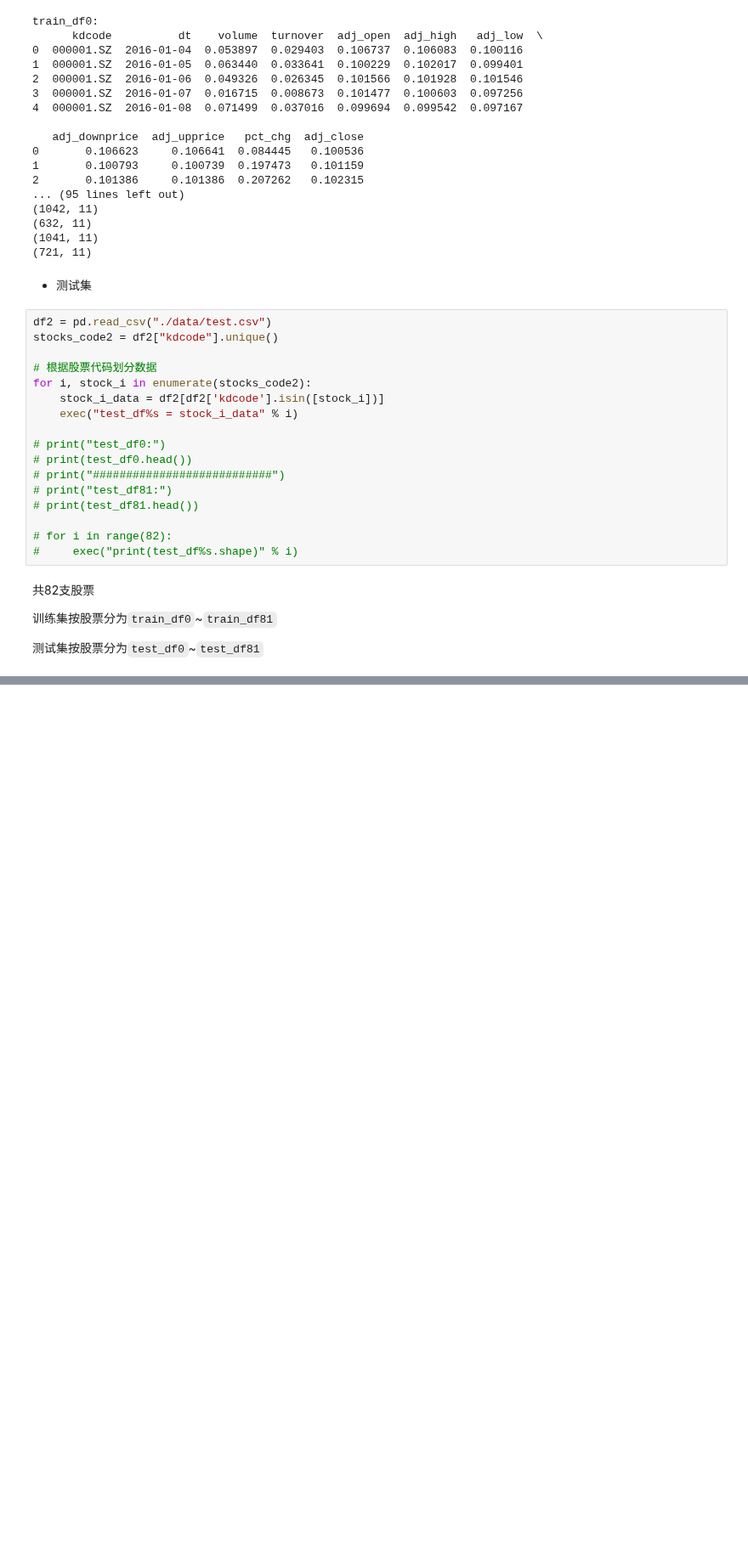
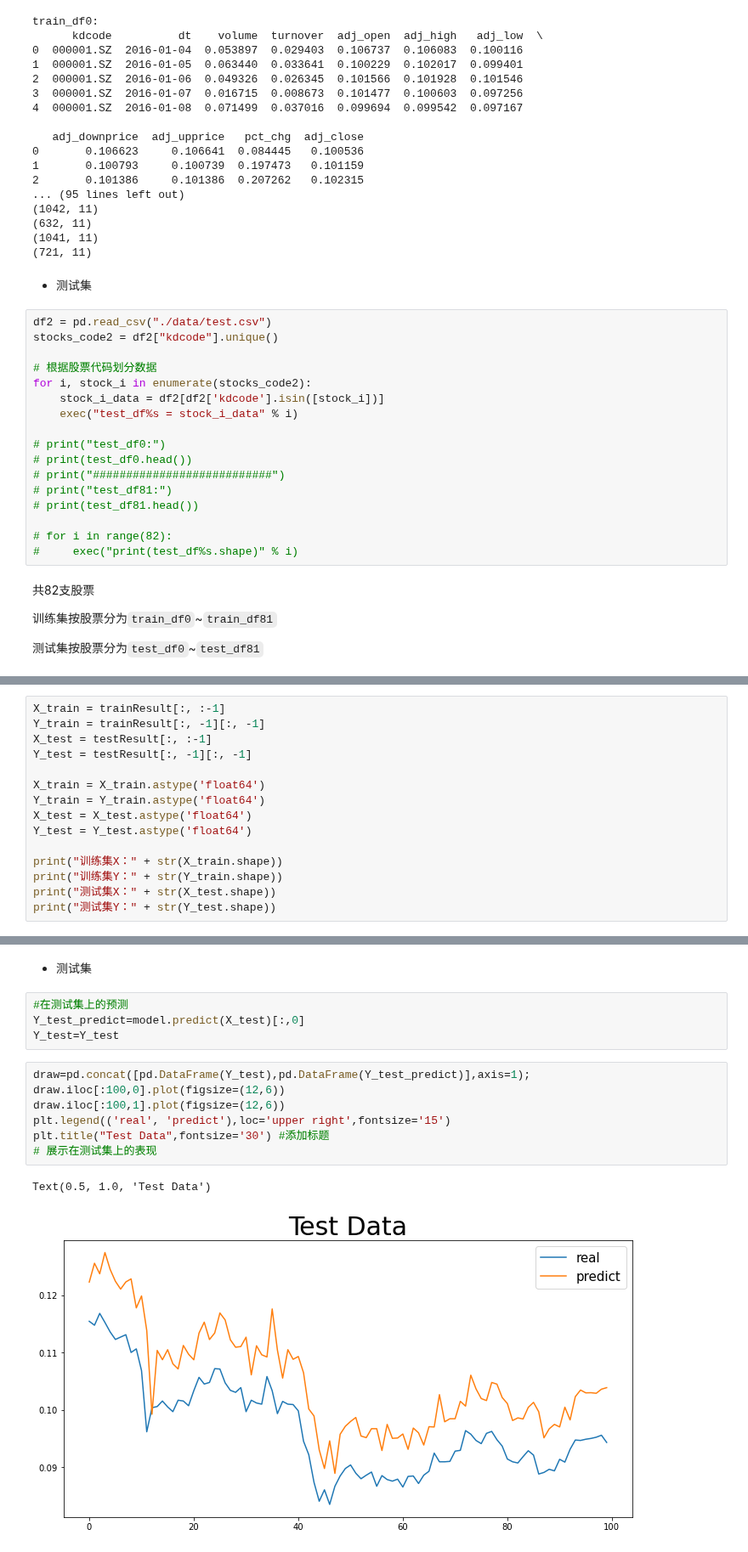
Before and after one commit to OreNoo/KandianPro, a Jupyter notebook: FinancialDataAnalysis/StockPredict.ipynb, the cells around one changed output, grey strips where cells are left out. Shown at 85% size. Cells and saved outputs as stored; diff of their text form; blank space fills up the shorter version.

```diff
--- a/FinancialDataAnalysis/StockPredict.ipynb
+++ b/FinancialDataAnalysis/StockPredict.ipynb
@@ -86,0 +129,15 @@ for i, stock_i in enumerate(stocks_code2):
+# %%
+X_train = trainResult[:, :-1]
+Y_train = trainResult[:, -1][:, -1]
+X_test = testResult[:, :-1]
+Y_test = testResult[:, -1][:, -1]
+
+X_train = X_train.astype('float64')
+Y_train = Y_train.astype('float64')
+X_test = X_test.astype('float64')
+Y_test = Y_test.astype('float64')
+
+print("训练集X：" + str(X_train.shape))
+print("训练集Y：" + str(Y_train.shape))
+print("测试集X：" + str(X_test.shape))
+print("测试集Y：" + str(Y_test.shape))
@@ -91,0 +231,16 @@ window=5 #时间窗设置
+# %% [markdown]
+* 测试集
+# %%
+#在测试集上的预测
+Y_test_predict=model.predict(X_test)[:,0]
+Y_test=Y_test
+# %%
+draw=pd.concat([pd.DataFrame(Y_test),pd.DataFrame(Y_test_predict)],axis=1);
+draw.iloc[:100,0].plot(figsize=(12,6))
+draw.iloc[:100,1].plot(figsize=(12,6))
+plt.legend(('real', 'predict'),loc='upper right',fontsize='15')
+plt.title("Test Data",fontsize='30') #添加标题
+# 展示在测试集上的表现
+# %% [output]
+Text(0.5, 1.0, 'Test Data')
+[figure, added]
```
Also changed, not shown: parts of 18 cells of this notebook, 1 other file.
